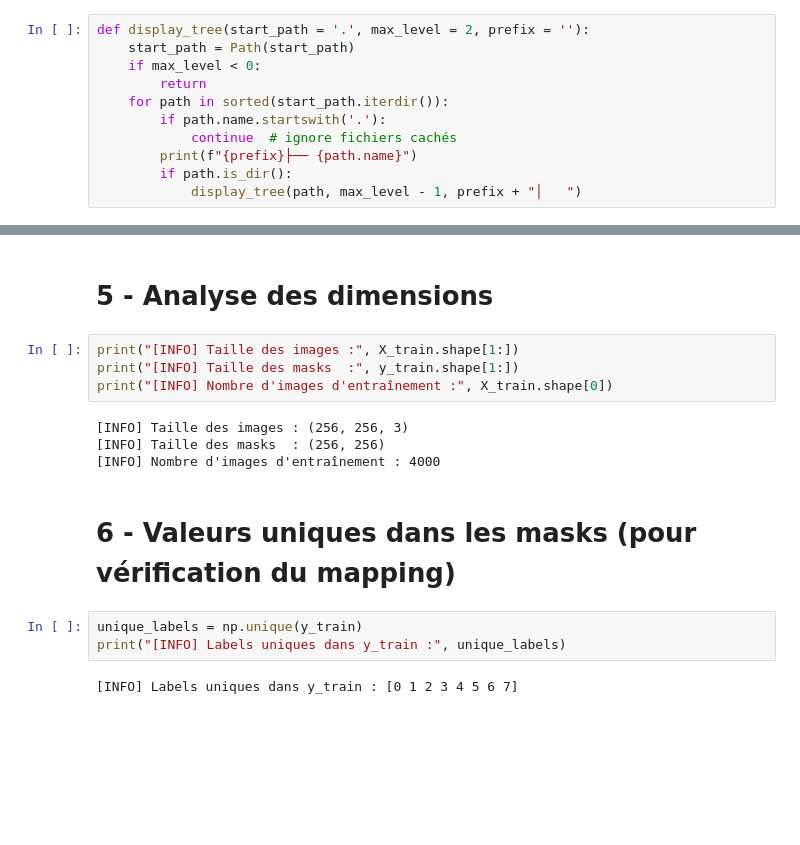
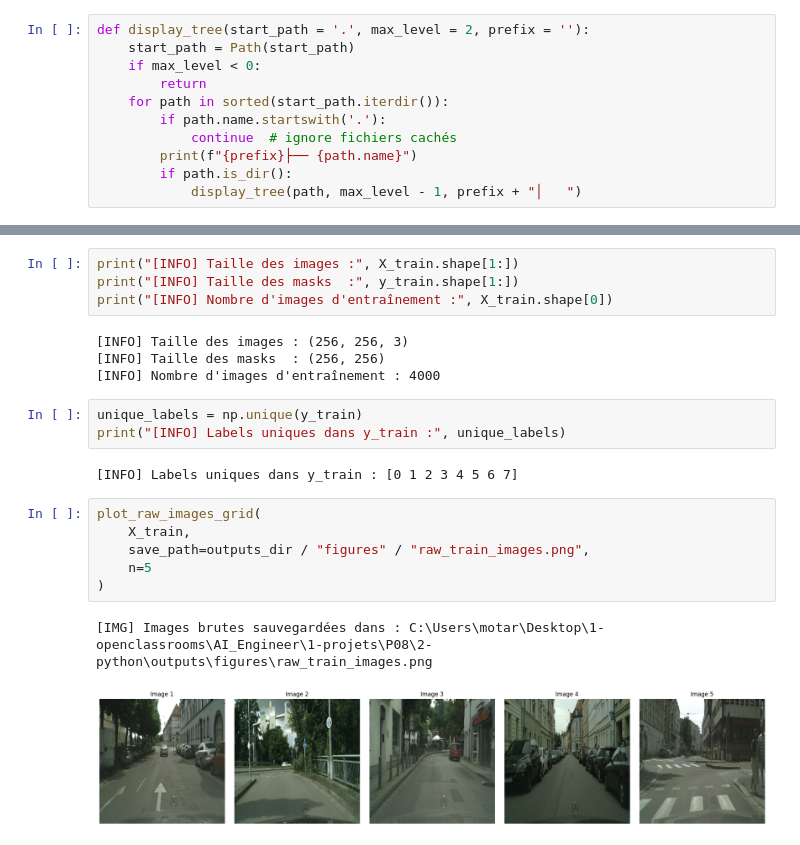
Before and after one commit to Arnaud66170/P08_segmentation_model, a Jupyter notebook: notebooks/01_data_exploration.ipynb, the cells around one changed output, grey strips where cells are left out. Saved outputs shown, nothing was run; the diff lists cells and outputs as text; blank space fills up the shorter version.

```diff
--- a/notebooks/01_data_exploration.ipynb
+++ b/notebooks/01_data_exploration.ipynb
@@ -193,5 +268,3 @@ plt.show()
-# %% [markdown]
-# 5 - Analyse des dimensions
 # %%
 print("[INFO] Taille des images :", X_train.shape[1:])
 print("[INFO] Taille des masks  :", y_train.shape[1:])
@@ -200,11 +273,18 @@ print("[INFO] Nombre d'images d'entraînement :", X_train.shape[0])
 [INFO] Taille des images : (256, 256, 3)
 [INFO] Taille des masks  : (256, 256)
 [INFO] Nombre d'images d'entraînement : 4000
-# %% [markdown]
-# 6 - Valeurs uniques dans les masks (pour vérification du mapping)
 # %%
 unique_labels = np.unique(y_train)
 print("[INFO] Labels uniques dans y_train :", unique_labels)
 # %% [output]
 [INFO] Labels uniques dans y_train : [0 1 2 3 4 5 6 7]
+# %%
+plot_raw_images_grid(
+    X_train,
+    save_path=outputs_dir / "figures" / "raw_train_images.png",
+    n=5
+)
+# %% [output]
+[IMG] Images brutes sauvegardées dans : C:\Users\motar\Desktop\1-openclassrooms\AI_Engineer\1-projets\P08\2-python\outputs\figures\raw_train_images.png
+[figure, added]
 # %% [markdown]
```
Also changed, not shown: parts of 44 cells of this notebook, 17 other files.
